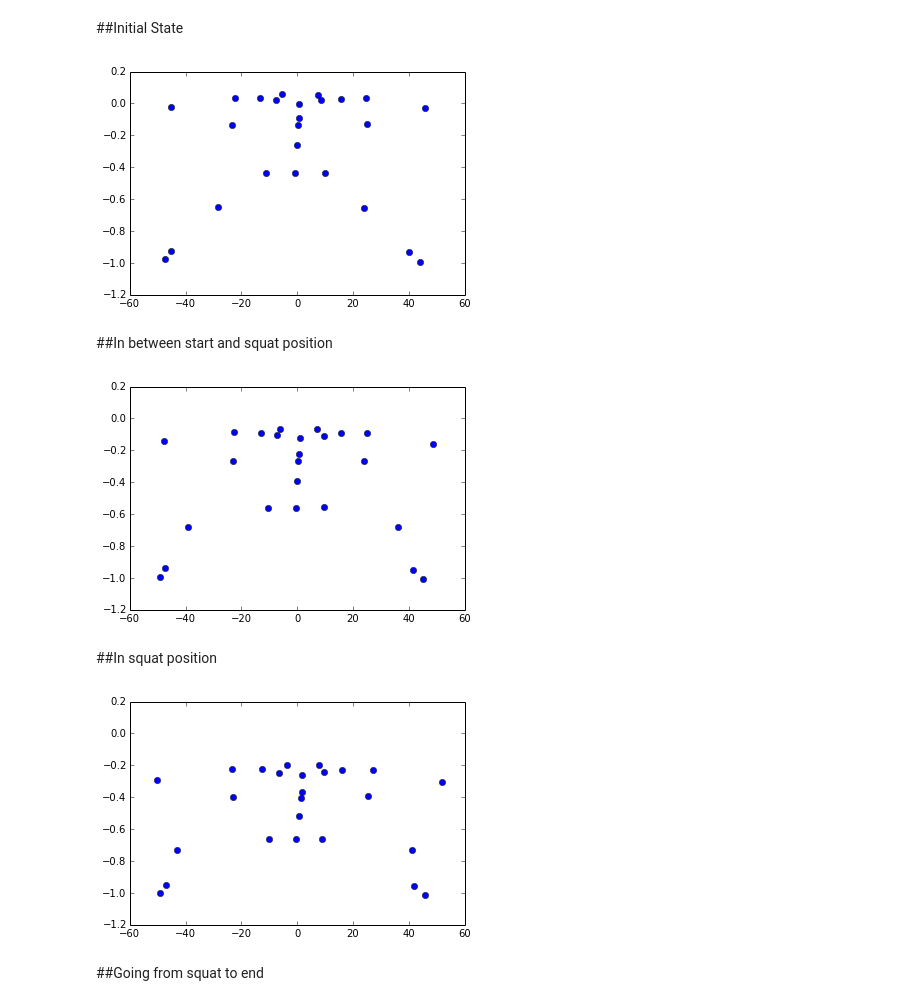
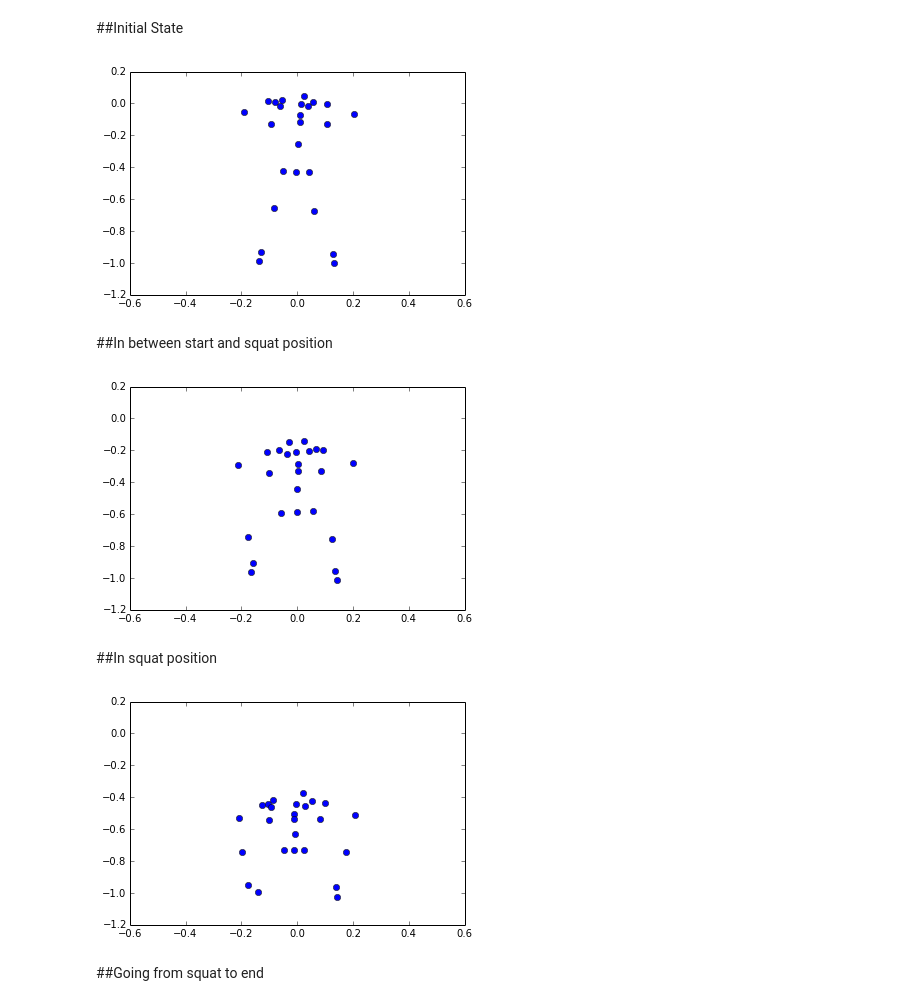
Before and after one commit to bgarcia7/ai_trainer, a Jupyter notebook: Feature Extraction.ipynb, the cells around one changed output. Drawn from its saved outputs; the diff is of its cells as text; code cells hidden in the pictures.

Commit message:
Added Z-coord support

```diff
--- a/Feature Extraction.ipynb
+++ b/Feature Extraction.ipynb
@@ -26,3 +15,20 @@ See the the caveats in the documentation: http://pandas.pydata.org/pandas-docs/s
+# %%
+#=====[ Parses a text file into an array of coords ]=====
+data = []
+with open('data/squat_pushupData_10to20/squatData15.txt') as f:
+    for line in f:
+        data.append([float(x.replace('\r\n','')) for x in line.split(',')])
+
+z_coords_set = True
+# %%
+#=====[ Instantiate Personal Trainer with the key we want to use as our indicator for rep separation ]=====
+pt = Personal_Trainer('NeckY')
+
+#Use the line immediately below for data pulle drom text files and parsed in the function above. Label is specified manually
+squats = pt.analyze_squats(data, 1, z_coords=True)
+
+# Use the line immediately below for data pulled directly from a .py file (array of coords + label)
+# squats = pt.analyze_squats(cd3.data,cd3.label)
 # %% [markdown]
 #Step 2: Extract Features
 # %% [markdown]
@@ -75,34 +81,39 @@ def squat_to_end(squat,key):
 #Sample Extracted Frames
 # %%
 #=====[ function for plotting full set of 25 coordinates for a given frame ]=====
-def plotBody(df):
+def plotBody(df, z_coords=False):
     coords = np.array(df)
-    xs = [coords[0][i] for i in range(0,coords.size) if i % 2 == 0]
-    #=====[ Plot -1* coords because of kinect's frame of reference ]=====
-    ys = [-1*coords[0][i] for i in range(0,coords.size) if i % 2 == 1]
+    if not z_coords:
+        xs = [coords[0][i] for i in range(0,coords.size) if i % 2 == 0]
+        #=====[ Plot -1* coords because of kinect's frame of reference ]=====
+        ys = [-1*coords[0][i] for i in range(0,coords.size) if i % 2 == 1]
+    else:
+        xs = [coords[0][i] for i in range(0,coords.size) if i % 3 == 0]
+        #=====[ Plot -1* coords because of kinect's frame of reference ]=====
+        ys = [-1*coords[0][i] for i in range(0,coords.size) if i % 3 == 1]
     plt.plot(xs,ys,linestyle='None',marker='o')
-    plt.axis([-60,60,-1.2,0.2])
+    plt.axis([-0.6,0.6,-1.2,0.2])
 # %% [markdown]
 ##Initial State
 # %%
-fset1 = np.array(starting_position(squats[1][0]))
-plotBody(fset1)
+fset1 = np.array(starting_position(squats[0][0]))
+plotBody(fset1,z_coords_set)
 # %% [output]
-[figure, old version]
+[figure, new version]
 # %% [markdown]
 ##In between start and squat position
 # %%
-fset2 = start_to_squat(squats[1][0],'NeckY')
-plotBody(fset2)
+fset2 = start_to_squat(squats[0][0],'NeckY')
+plotBody(fset2, z_coords_set)
 # %% [output]
-[figure, old version]
+[figure, new version]
 # %% [markdown]
 ##In squat position
 # %%
-fset3 = np.array(squat_position(squats[1][0],'NeckY'))
-plotBody(fset3)
+fset3 = np.array(squat_position(squats[0][0],'NeckY'))
+plotBody(fset3, z_coords_set)
 # %% [output]
-[figure, old version]
+[figure, new version]
 # %% [markdown]
 ##Going from squat to end
 # %%
```
Also changed, not shown: parts of 4 cells of this notebook, 15 other files.
